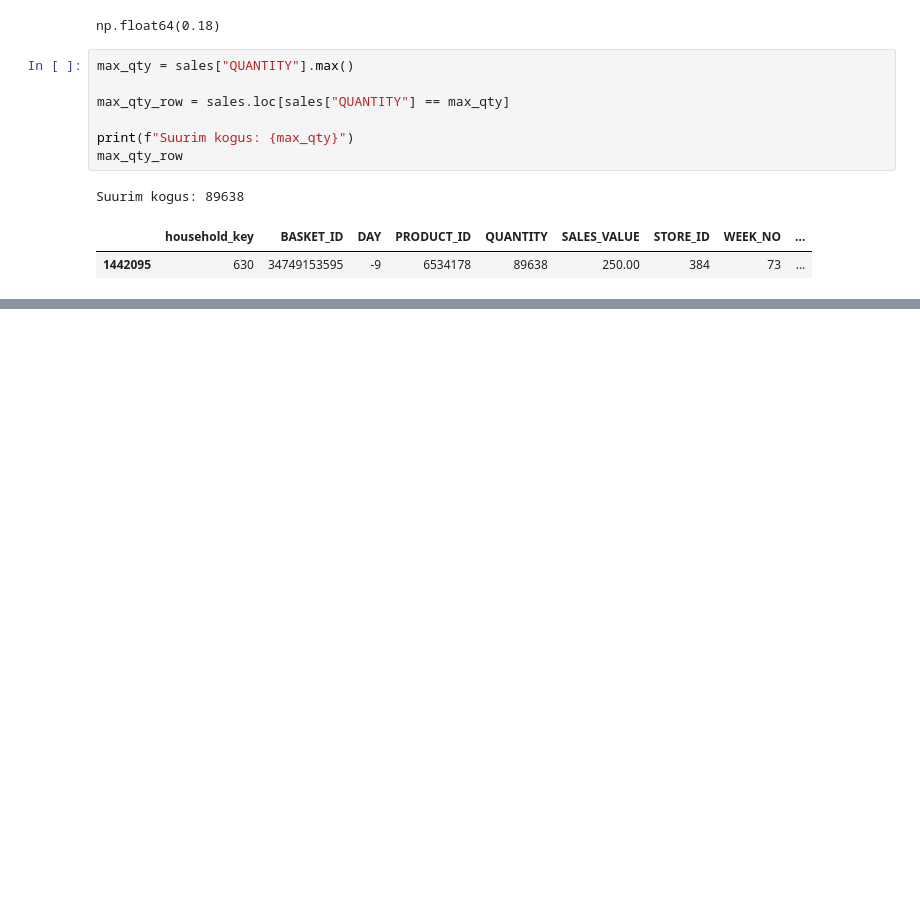
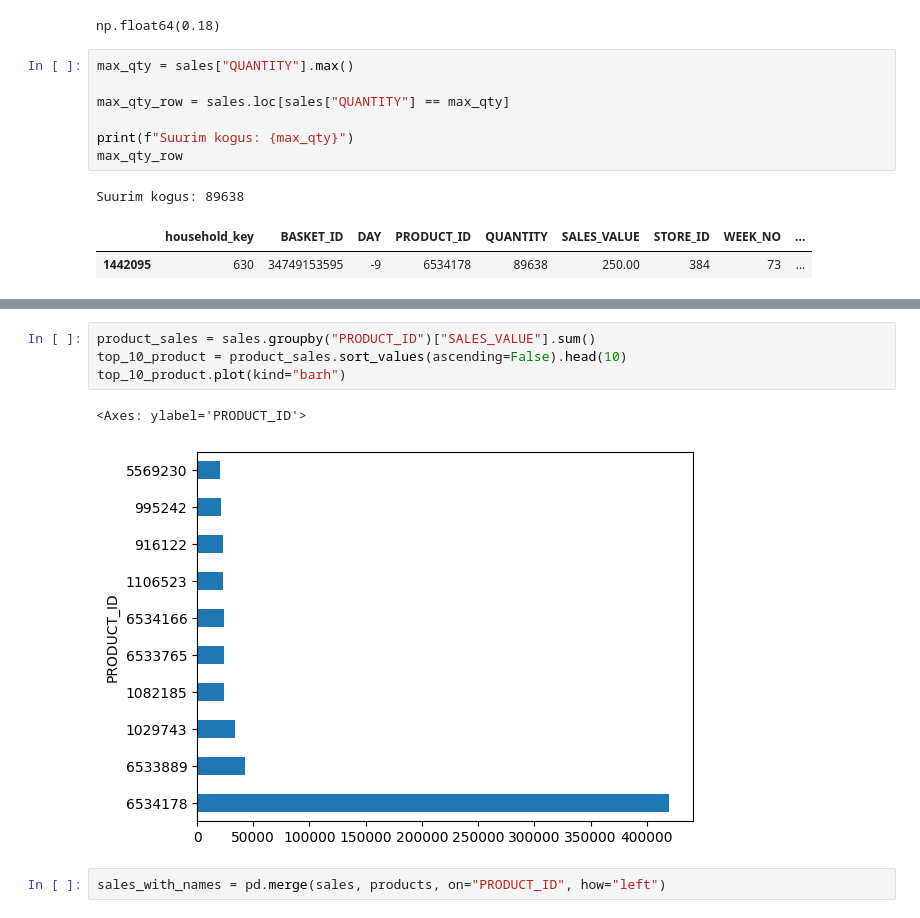
Before and after one commit to rattaseppkevin-tech/Data-Analysis, a Jupyter notebook: Data Analysis with Python and Pandas Masterclass Course/Mid Course Project/01_Mid_Course_Project.ipynb, the cells around one changed output, grey strips where cells are left out. Cells and saved outputs as stored; diff of their text form; blank space fills up the shorter version.

```diff
--- a/Data Analysis with Python and Pandas Masterclass Course/Mid Course Project/01_Mid_Course_Project.ipynb
+++ b/Data Analysis with Python and Pandas Masterclass Course/Mid Course Project/01_Mid_Course_Project.ipynb
@@ -122,0 +170,9 @@ Suurim kogus: 89638
+# %%
+product_sales = sales.groupby("PRODUCT_ID")["SALES_VALUE"].sum()
+top_10_product = product_sales.sort_values(ascending=False).head(10)
+top_10_product.plot(kind="barh")
+# %% [output]
+<Axes: ylabel='PRODUCT_ID'>
+[figure, added]
+# %%
+sales_with_names = pd.merge(sales, products, on="PRODUCT_ID", how="left")
```
Also changed, not shown: parts of 7 cells of this notebook.
